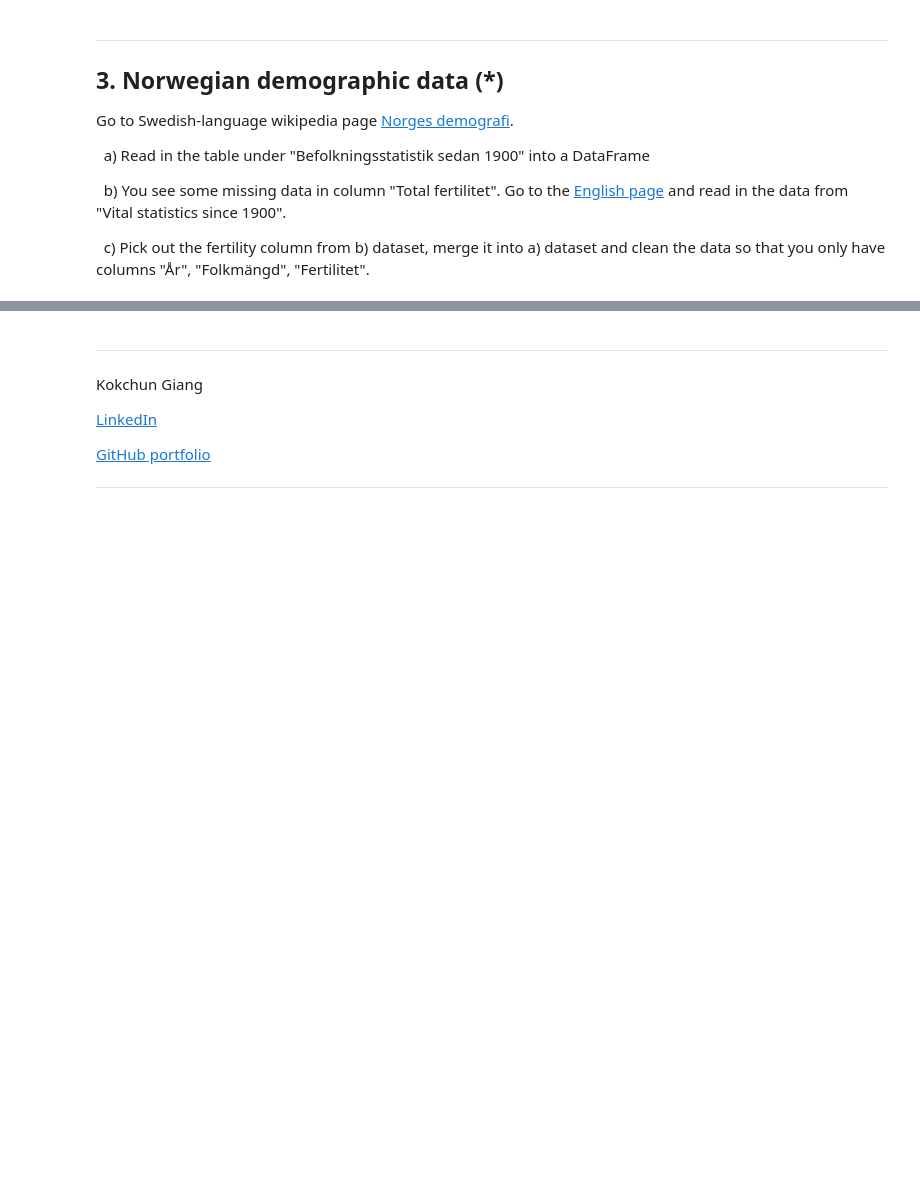
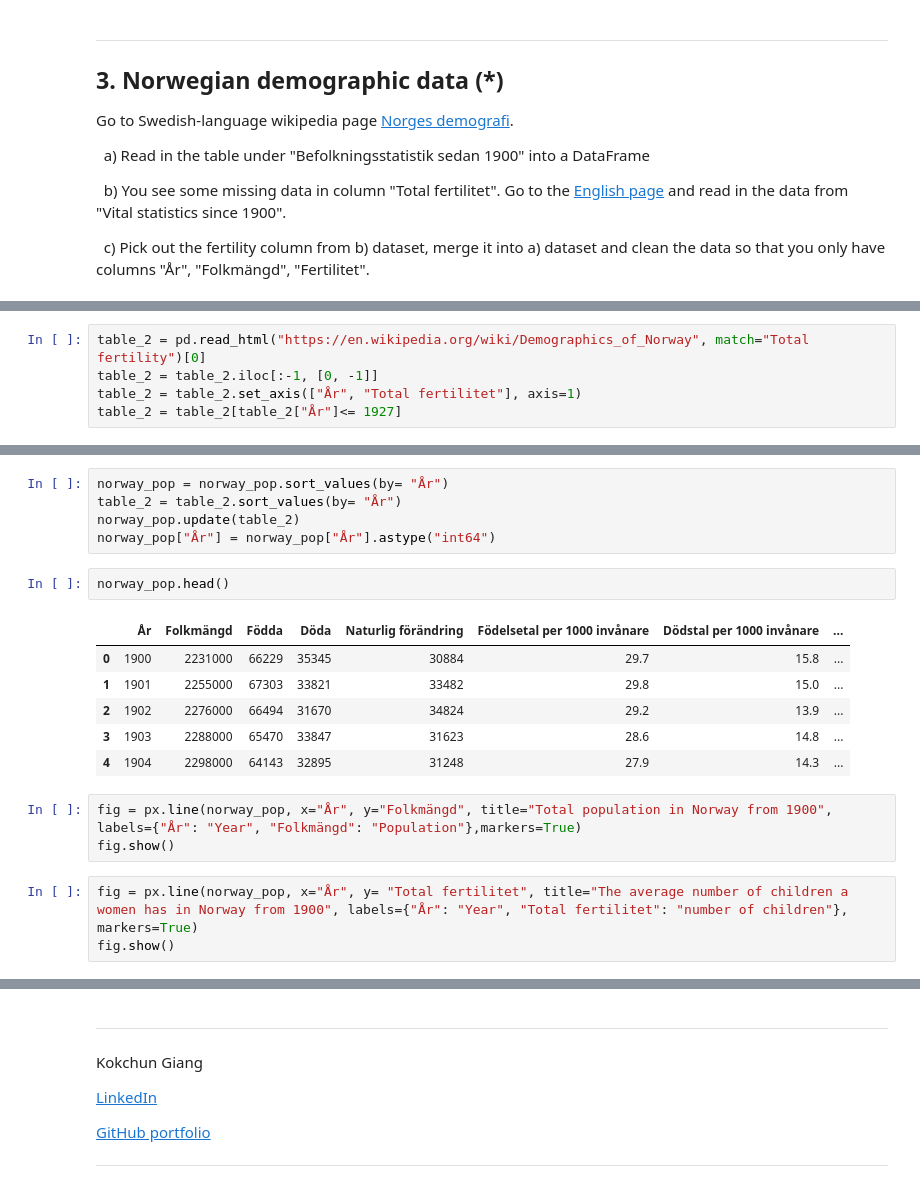
Before and after one commit to yuna-liu/Databehandling-Yuna-Liu, a Jupyter notebook: Exercises/E02_merging.ipynb, the cells around one changed output, grey strips where cells are left out. Drawn from its saved outputs; the diff is of its cells as text; blank space fills up the shorter version.

```diff
--- a/Exercises/E02_merging.ipynb
+++ b/Exercises/E02_merging.ipynb
@@ -303,0 +336,5 @@ Go to Swedish-language wikipedia page [Norges demografi](https://sv.wikipedia.or
+# %%
+table_2 = pd.read_html("https://en.wikipedia.org/wiki/Demographics_of_Norway", match="Total fertility")[0]
+table_2 = table_2.iloc[:-1, [0, -1]]
+table_2 = table_2.set_axis(["År", "Total fertilitet"], axis=1)
+table_2 = table_2[table_2["År"]<= 1927]
@@ -304,3 +353,23 @@ Go to Swedish-language wikipedia page [Norges demografi](https://sv.wikipedia.or
+# %%
+norway_pop = norway_pop.sort_values(by= "År")
+table_2 = table_2.sort_values(by= "År")
+norway_pop.update(table_2)
+norway_pop["År"] = norway_pop["År"].astype("int64")
+# %%
+norway_pop.head()
+# %% [output]
+|  | År | Folkmängd | Födda | Döda | Naturlig förändring | Födelsetal per 1000 invånare | Dödstal per 1000 invånare | ... |
+| 0 | 1900 | 2231000 | 66229 | 35345 | 30884 | 29.7 | 15.8 | ... |
+| 1 | 1901 | 2255000 | 67303 | 33821 | 33482 | 29.8 | 15.0 | ... |
+| 2 | 1902 | 2276000 | 66494 | 31670 | 34824 | 29.2 | 13.9 | ... |
+| 3 | 1903 | 2288000 | 65470 | 33847 | 31623 | 28.6 | 14.8 | ... |
+| 4 | 1904 | 2298000 | 64143 | 32895 | 31248 | 27.9 | 14.3 | ... |
+# %%
+fig = px.line(norway_pop, x="År", y="Folkmängd", title="Total population in Norway from 1900", labels={"År": "Year", "Folkmängd": "Population"},markers=True)
+fig.show()
+# %%
+fig = px.line(norway_pop, x="År", y= "Total fertilitet", title="The average number of children a women has in Norway from 1900", labels={"År": "Year", "Total fertilitet": "number of children"}, markers=True)
+fig.show()
 # %% [markdown]
 ---
 ## 4. Merge Sweden-Norway (*)
```
Also changed, not shown: parts of 5 cells of this notebook.
